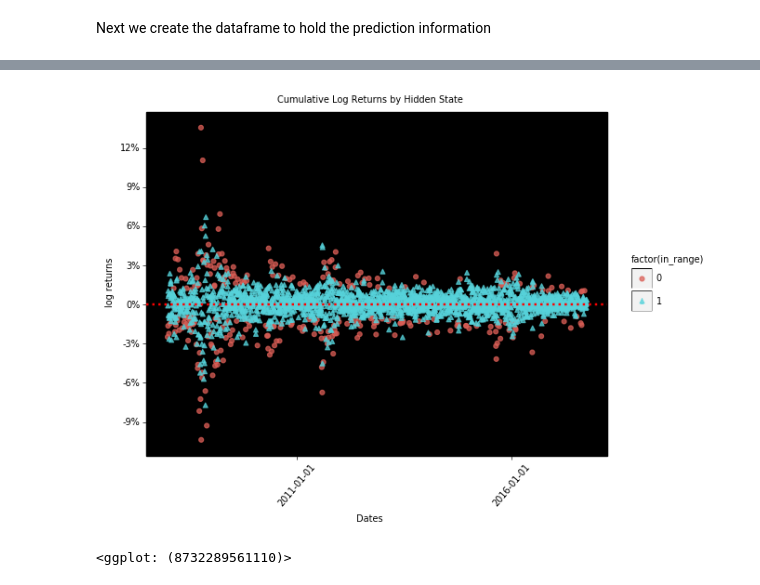
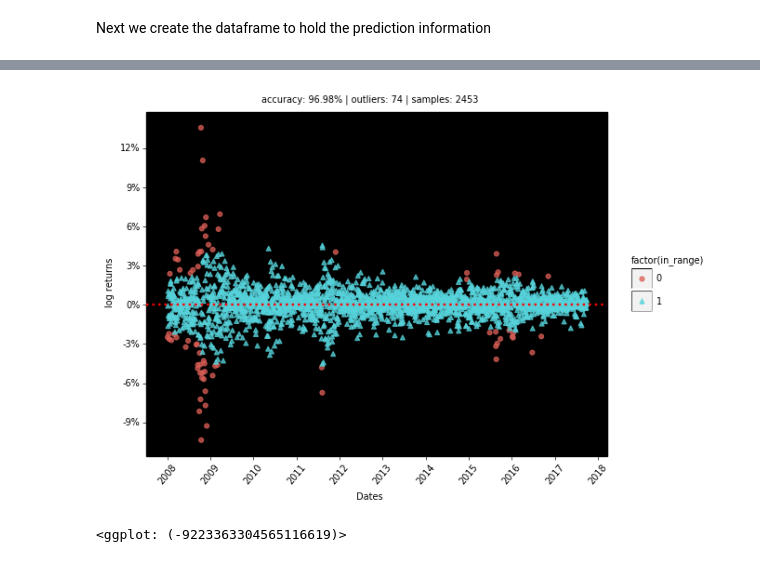
Before and after one commit to BlackArbsCEO/mixture_model_trading_public, a Jupyter notebook: notebooks/03. Strategy Design.ipynb, the cells around one changed output, grey strips where cells are left out. Cells and saved outputs as stored; diff of their text form; code cells hidden in the pictures.

```diff
--- a/notebooks/03. Strategy Design.ipynb
+++ b/notebooks/03. Strategy Design.ipynb
@@ -156,7 +156,7 @@ def make_gmm(n_components, max_iter=150, random_state=RANDOM_STATE):
 np.random.seed(0)
 
 lookback = 252 * 3
-n_components = 5 # experiment
+n_components = 1 # experiment
 
 tscv = TimeSeriesSplit(n_splits=n_split, max_train_size=lookback)
 
@@ -211,7 +211,6 @@ def in_range(df):
 ### make prediction df ###
 cols = ['Dates', 'ith_state', 'ith_ret','ith_var', 'low_ci', 'high_ci', 'actual_return']
 pred_df = (pd.DataFrame(pred_rows, columns=cols)
-           .set_index('Dates')
            .pipe(in_range))
 
 cprint(pred_df)
@@ -331,22 +276,27 @@ plot_preds(pred_df)
 # %%
-def plot_cuml_state(states, state_col=None):
-    g = (pn.ggplot(states, pn.aes(x='Dates',y='actual_return', color=f'factor({state_col})'))
+def plot_distr_accuracy(df, state_col=None):
+    n = df.shape[0]
+    nRight = df.query('in_range==1').shape[0]
+    accuracy = nRight / n
+
+    g = (pn.ggplot(df, pn.aes(x='Dates',y='actual_return', color=f'factor({state_col})'))
          + pn.geom_point(pn.aes(shape=f'factor({state_col})'), alpha=0.75)
          + pn.geom_hline(yintercept=0., size=1, linetype=':', color='red')
          + pn.scale_y_continuous(breaks=mzb.mpl_breaks(),
                                  labels=mzf.percent_format(),
-                                 limits=(states['actual_return'].min(), states['actual_return'].max()))
+                                 limits=(df['actual_return'].min(), df['actual_return'].max()))
+         + pn.scale_x_datetime(breaks=mzb.date_breaks('1 years'),
+                               labels=mzf.date_format('%Y'))
          + pn.theme_linedraw()
          + pn.theme(panel_background=pn.element_rect(fill='black'),
                     axis_text_x=pn.element_text(rotation=50),
                     text=pn.element_text(size=7))
          + pn.ylab('log returns')
-         + pn.ggtitle('Cumulative Log Returns by Hidden State'))
+         + pn.ggtitle(f'accuracy: {accuracy:2.2%} | outliers: {n-nRight} | samples: {n}'))
     return g
 
 ### plot ###
-df2 = pred_df.reset_index().assign(mkt_cret=lambda df: df.actual_return.cumsum())
-plot_cuml_state(df2, 'in_range')
+plot_distr_accuracy(pred_df, 'in_range')
 # %% [output]
-[figure, old version]
+[figure, new version]
-<ggplot: (8732289561110)>
+<ggplot: (-9223363304565116619)>
```
Also changed, not shown: parts of 29 cells of this notebook, 6 other files.
